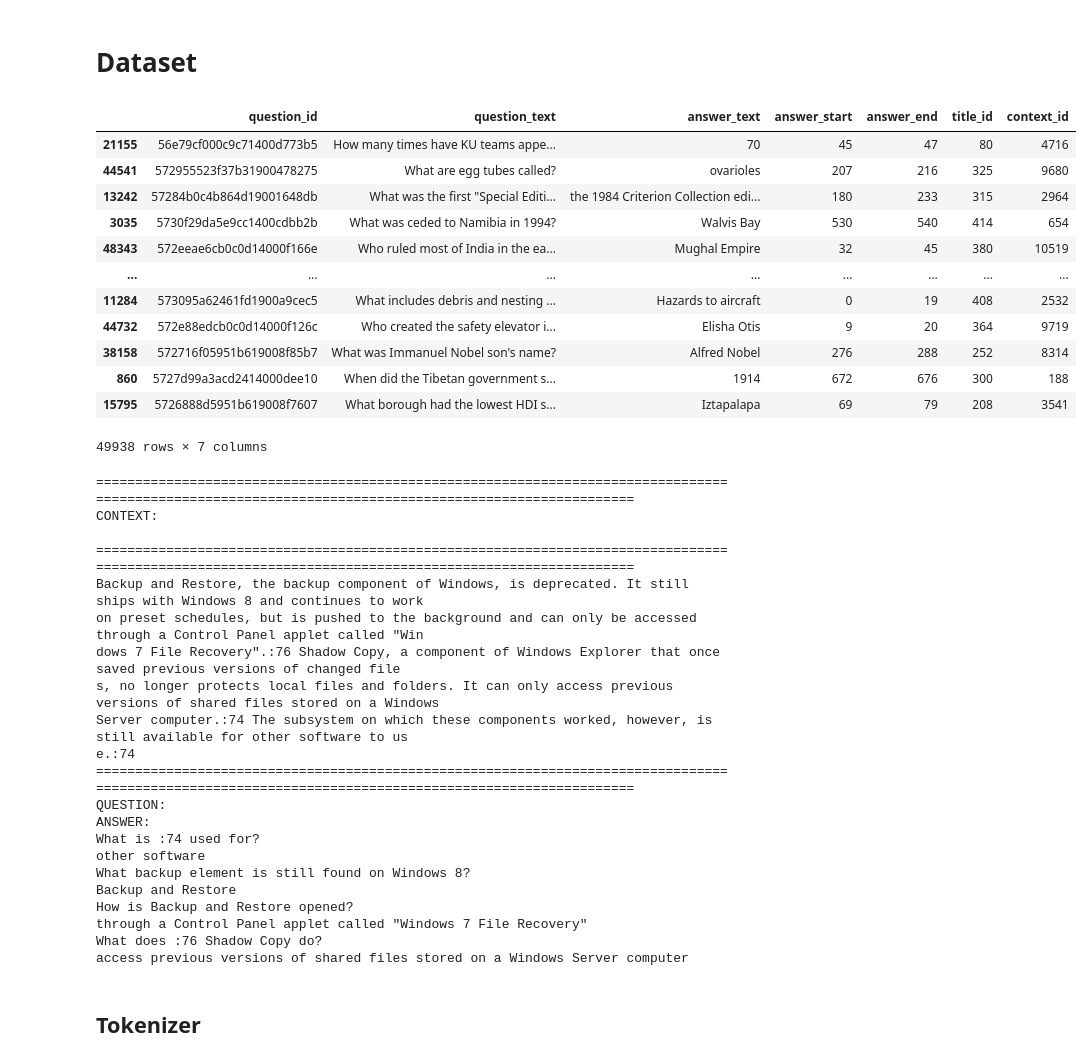
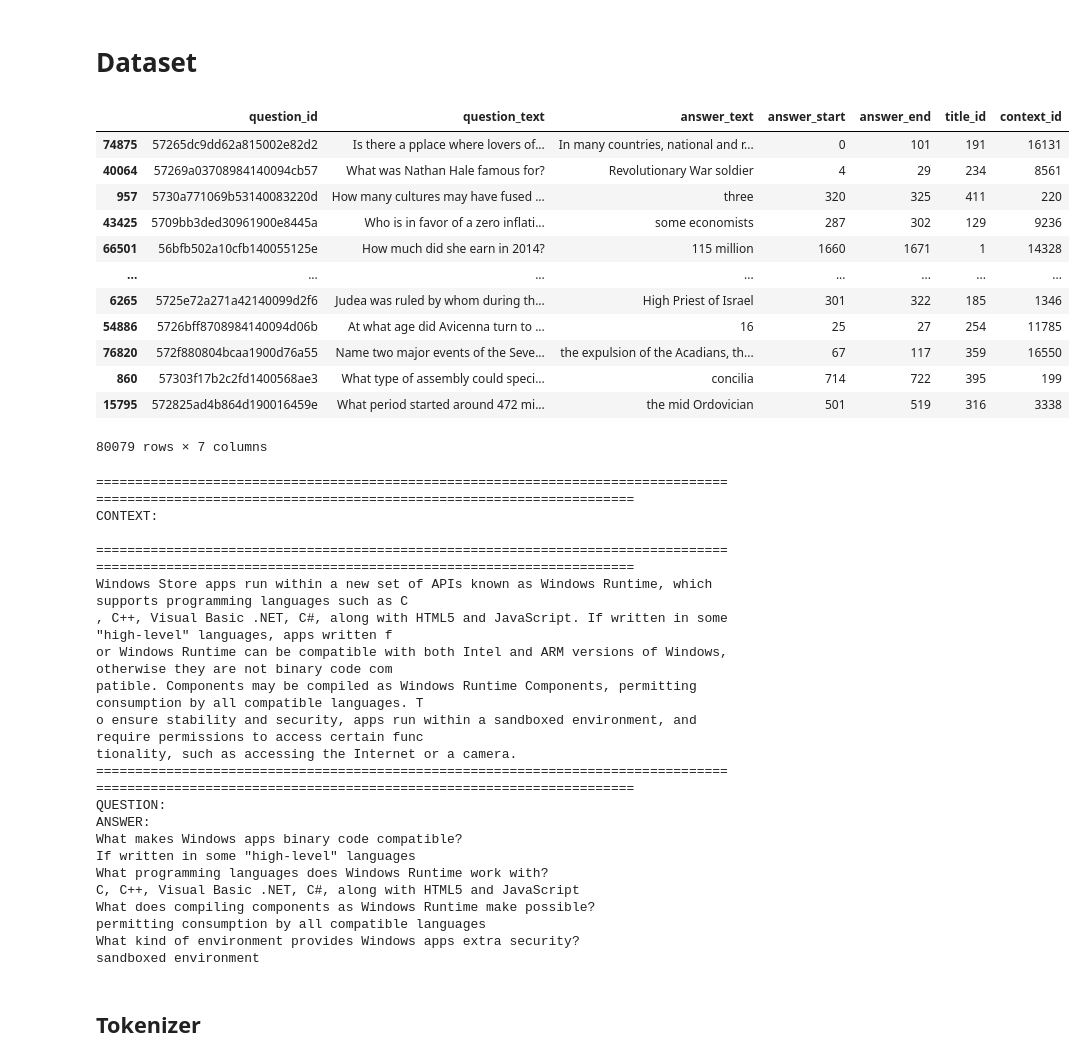
Before and after one commit to giuliofortini/NLP_SQuAD_Project, a Jupyter notebook: SQuAD_project.ipynb, the cells around one changed output. Saved outputs shown, nothing was run; the diff lists cells and outputs as text; code cells hidden in the pictures.

Commit message:
New split and changed string maching function

```diff
--- a/SQuAD_project.ipynb
+++ b/SQuAD_project.ipynb
@@ -100,49 +99,46 @@ def unpack_df(df):
         question_id = qa['id']
         question = qa['question']
         for answer in qa['answers']:
           answer_text = answer['text']
           answer_start = answer['answer_start']
           answer_end = answer_start+len(answer_text)
           temp.append([question_id, question, answer_text, answer_start, answer_end, i, len(contexts)-1])
 
   context_dict = dict(enumerate(contexts))
   df = pd.DataFrame(temp, columns=['question_id', 'question_text', 'answer_text', 'answer_start', 'answer_end', 'title_id', 'context_id'])
 
   return df, context_dict
 
 # Read data from json
 data = pd.json_normalize(json_data['data'])
 
 # Split train and test
-train_val, test = train_test_split(data, test_size=0.2, random_state=RANDOM_STATE)
-train, val = train_test_split(train_val, test_size=0.25, random_state=RANDOM_STATE)
+train, val = train_test_split(data, test_size=0.10, random_state=RANDOM_STATE)
 
 # Create DataFrames with useful columns
 train_df, train_context_dict = unpack_df(train)
 val_df, val_context_dict = unpack_df(val)
-test_df, test_context_dict = unpack_df(test)
 
 # Shuffle DataFrame
 if SHUFFLE:
   train_df = train_df.sample(frac = 1, random_state=RANDOM_STATE)
   val_df = val_df.sample(frac = 1, random_state=RANDOM_STATE)
-  test_df = test_df.sample(frac = 1, random_state=RANDOM_STATE)
 
 train_df
 # %% [output]
 |  | question_id | question_text | answer_text | answer_start | answer_end | title_id | context_id |
-| 21155 | 56e79cf000c9c71400d773b5 | How many times have KU teams appe... | 70 | 45 | 47 | 80 | 4716 |
-| 44541 | 572955523f37b31900478275 | What are egg tubes called? | ovarioles | 207 | 216 | 325 | 9680 |
-| 13242 | 57284b0c4b864d19001648db | What was the first "Special Editi... | the 1984 Criterion Collection edi... | 180 | 233 | 315 | 2964 |
-| 3035 | 5730f29da5e9cc1400cdbb2b | What was ceded to Namibia in 1994? | Walvis Bay | 530 | 540 | 414 | 654 |
-| 48343 | 572eeae6cb0c0d14000f166e | Who ruled most of India in the ea... | Mughal Empire | 32 | 45 | 380 | 10519 |
+| 74875 | 57265dc9dd62a815002e82d2 | Is there a pplace where lovers of... | In many countries, national and r... | 0 | 101 | 191 | 16131 |
+| 40064 | 57269a03708984140094cb57 | What was Nathan Hale famous for? | Revolutionary War soldier | 4 | 29 | 234 | 8561 |
+| 957 | 5730a771069b53140083220d | How many cultures may have fused ... | three | 320 | 325 | 411 | 220 |
+| 43425 | 5709bb3ded30961900e8445a | Who is in favor of a zero inflati... | some economists | 287 | 302 | 129 | 9236 |
+| 66501 | 56bfb502a10cfb140055125e | How much did she earn in 2014? | 115 million | 1660 | 1671 | 1 | 14328 |
 | ... | ... | ... | ... | ... | ... | ... | ... |
-| 11284 | 573095a62461fd1900a9cec5 | What includes debris and nesting ... | Hazards to aircraft | 0 | 19 | 408 | 2532 |
-| 44732 | 572e88edcb0c0d14000f126c | Who created the safety elevator i... | Elisha Otis | 9 | 20 | 364 | 9719 |
-| 38158 | 572716f05951b619008f85b7 | What was Immanuel Nobel son's name? | Alfred Nobel | 276 | 288 | 252 | 8314 |
-| 860 | 5727d99a3acd2414000dee10 | When did the Tibetan government s... | 1914 | 672 | 676 | 300 | 188 |
-| 15795 | 5726888d5951b619008f7607 | What borough had the lowest HDI s... | Iztapalapa | 69 | 79 | 208 | 3541 |
+| 6265 | 5725e72a271a42140099d2f6 | Judea was ruled by whom during th... | High Priest of Israel | 301 | 322 | 185 | 1346 |
+| 54886 | 5726bff8708984140094d06b | At what age did Avicenna turn to ... | 16 | 25 | 27 | 254 | 11785 |
+| 76820 | 572f880804bcaa1900d76a55 | Name two major events of the Seve... | the expulsion of the Acadians, th... | 67 | 117 | 359 | 16550 |
+| 860 | 57303f17b2c2fd1400568ae3 | What type of assembly could speci... | concilia | 714 | 722 | 395 | 199 |
+| 15795 | 572825ad4b864d190016459e | What period started around 472 mi... | the mid Ordovician | 501 | 519 | 316 | 3338 |
-49938 rows × 7 columns
+80079 rows × 7 columns
 # %%
 # Inspect data samples
 def print_squad_sample(train_data, context_dict, line_length=120, separator_length=150):
@@ -170,18 +166,18 @@ print_squad_sample(train_df, train_context_dict)
 ======================================================================================================================================================
 CONTEXT:
  ======================================================================================================================================================
-Backup and Restore, the backup component of Windows, is deprecated. It still ships with Windows 8 and continues to work
-on preset schedules, but is pushed to the background and can only be accessed through a Control Panel applet called "Win
-dows 7 File Recovery".:76 Shadow Copy, a component of Windows Explorer that once saved previous versions of changed file
-s, no longer protects local files and folders. It can only access previous versions of shared files stored on a Windows
-Server computer.:74 The subsystem on which these components worked, however, is still available for other software to us
-e.:74
+Windows Store apps run within a new set of APIs known as Windows Runtime, which supports programming languages such as C
+, C++, Visual Basic .NET, C#, along with HTML5 and JavaScript. If written in some "high-level" languages, apps written f
+or Windows Runtime can be compatible with both Intel and ARM versions of Windows, otherwise they are not binary code com
+patible. Components may be compiled as Windows Runtime Components, permitting consumption by all compatible languages. T
+o ensure stability and security, apps run within a sandboxed environment, and require permissions to access certain func
+tionality, such as accessing the Internet or a camera.
 ======================================================================================================================================================
 QUESTION:                                                                                                                  ANSWER:
-What is :74 used for?                                                                                                      other software
-What backup element is still found on Windows 8?                                                                           Backup and Restore
-How is Backup and Restore opened?                                                                                          through a Control Panel applet called "Windows 7 File Recovery"
-What does :76 Shadow Copy do?                                                                                              access previous versions of shared files stored on a Windows Server computer
+What makes Windows apps binary code compatible?                                                                            If written in some "high-level" languages
+What programming languages does Windows Runtime work with?                                                                 C, C++, Visual Basic .NET, C#, along with HTML5 and JavaScript
+What does compiling components as Windows Runtime make possible?                                                           permitting consumption by all compatible languages
+What kind of environment provides Windows apps extra security?                                                             sandboxed environment
 # %% [markdown]
 ## Tokenizer
 # %%
```
Also changed, not shown: parts of 19 cells of this notebook.
